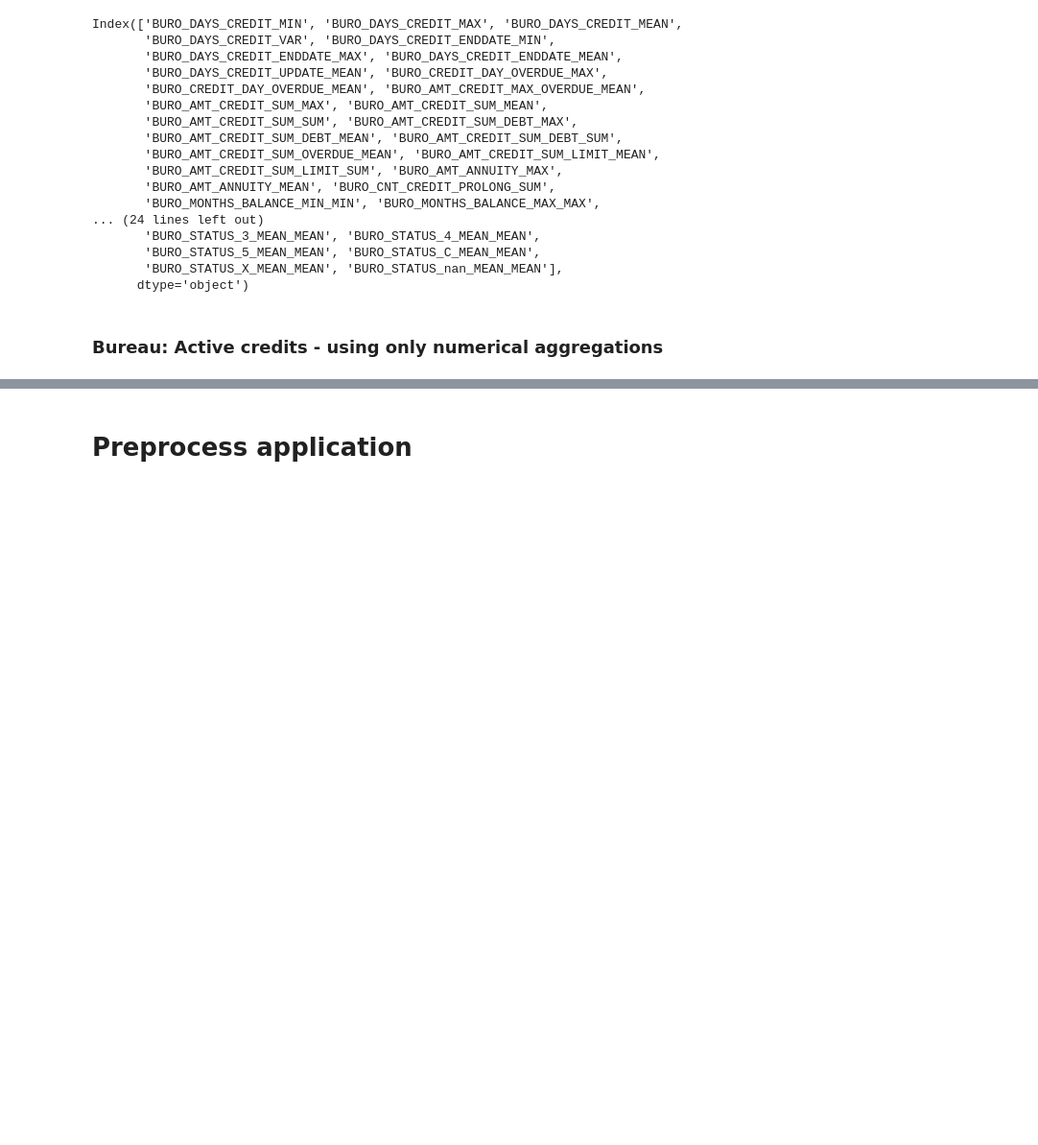
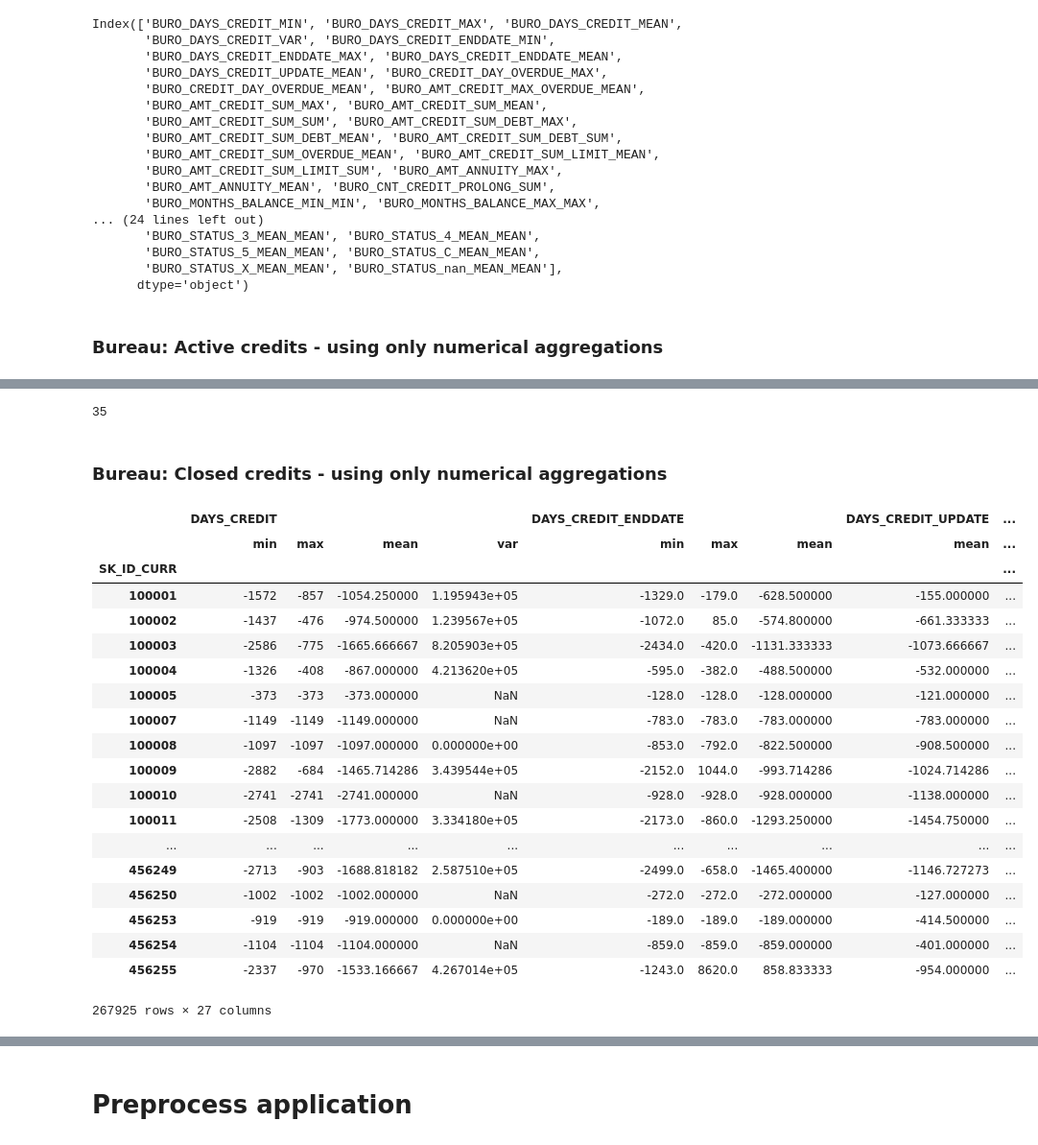
Before and after one commit to hannah-montana/HomeCredit, a Jupyter notebook: code/LightGBM_score_0.79576.ipynb, the cells around one changed output, grey strips where cells are left out. Shown at 96% size. Drawn from its saved outputs; the diff is of its cells as text; code cells hidden in the pictures; blank space fills up the shorter version.

```diff
--- a/code/LightGBM_score_0.79576.ipynb
+++ b/code/LightGBM_score_0.79576.ipynb
@@ -340,0 +422,32 @@ Index(['BURO_DAYS_CREDIT_MIN', 'BURO_DAYS_CREDIT_MAX', 'BURO_DAYS_CREDIT_MEAN',
+# %%
+gc.collect()
+# %% [output]
+35
+# %% [markdown]
+### Bureau: Closed credits - using only numerical aggregations
+# %%
+closed = bureau[bureau['CREDIT_ACTIVE_Closed'] == 1]
+# %%
+closed_agg = closed.groupby('SK_ID_CURR').agg(num_aggregations)
+closed_agg
+# %% [output]
+|  | DAYS_CREDIT |  |  |  | DAYS_CREDIT_ENDDATE |  |  | DAYS_CREDIT_UPDATE | ... |
+|  | min | max | mean | var | min | max | mean | mean | ... |
+| SK_ID_CURR |  |  |  |  |  |  |  |  | ... |
+| 100001 | -1572 | -857 | -1054.250000 | 1.195943e+05 | -1329.0 | -179.0 | -628.500000 | -155.000000 | ... |
+| 100002 | -1437 | -476 | -974.500000 | 1.239567e+05 | -1072.0 | 85.0 | -574.800000 | -661.333333 | ... |
+| 100003 | -2586 | -775 | -1665.666667 | 8.205903e+05 | -2434.0 | -420.0 | -1131.333333 | -1073.666667 | ... |
+| 100004 | -1326 | -408 | -867.000000 | 4.213620e+05 | -595.0 | -382.0 | -488.500000 | -532.000000 | ... |
+| 100005 | -373 | -373 | -373.000000 | NaN | -128.0 | -128.0 | -128.000000 | -121.000000 | ... |
+| 100007 | -1149 | -1149 | -1149.000000 | NaN | -783.0 | -783.0 | -783.000000 | -783.000000 | ... |
+| 100008 | -1097 | -1097 | -1097.000000 | 0.000000e+00 | -853.0 | -792.0 | -822.500000 | -908.500000 | ... |
+| 100009 | -2882 | -684 | -1465.714286 | 3.439544e+05 | -2152.0 | 1044.0 | -993.714286 | -1024.714286 | ... |
+| 100010 | -2741 | -2741 | -2741.000000 | NaN | -928.0 | -928.0 | -928.000000 | -1138.000000 | ... |
+| 100011 | -2508 | -1309 | -1773.000000 | 3.334180e+05 | -2173.0 | -860.0 | -1293.250000 | -1454.750000 | ... |
+| ... | ... | ... | ... | ... | ... | ... | ... | ... | ... |
+| 456249 | -2713 | -903 | -1688.818182 | 2.587510e+05 | -2499.0 | -658.0 | -1465.400000 | -1146.727273 | ... |
+| 456250 | -1002 | -1002 | -1002.000000 | NaN | -272.0 | -272.0 | -272.000000 | -127.000000 | ... |
+| 456253 | -919 | -919 | -919.000000 | 0.000000e+00 | -189.0 | -189.0 | -189.000000 | -414.500000 | ... |
+| 456254 | -1104 | -1104 | -1104.000000 | NaN | -859.0 | -859.0 | -859.000000 | -401.000000 | ... |
+| 456255 | -2337 | -970 | -1533.166667 | 4.267014e+05 | -1243.0 | 8620.0 | 858.833333 | -954.000000 | ... |
+267925 rows × 27 columns
```
Also changed, not shown: parts of 69 cells of this notebook.
